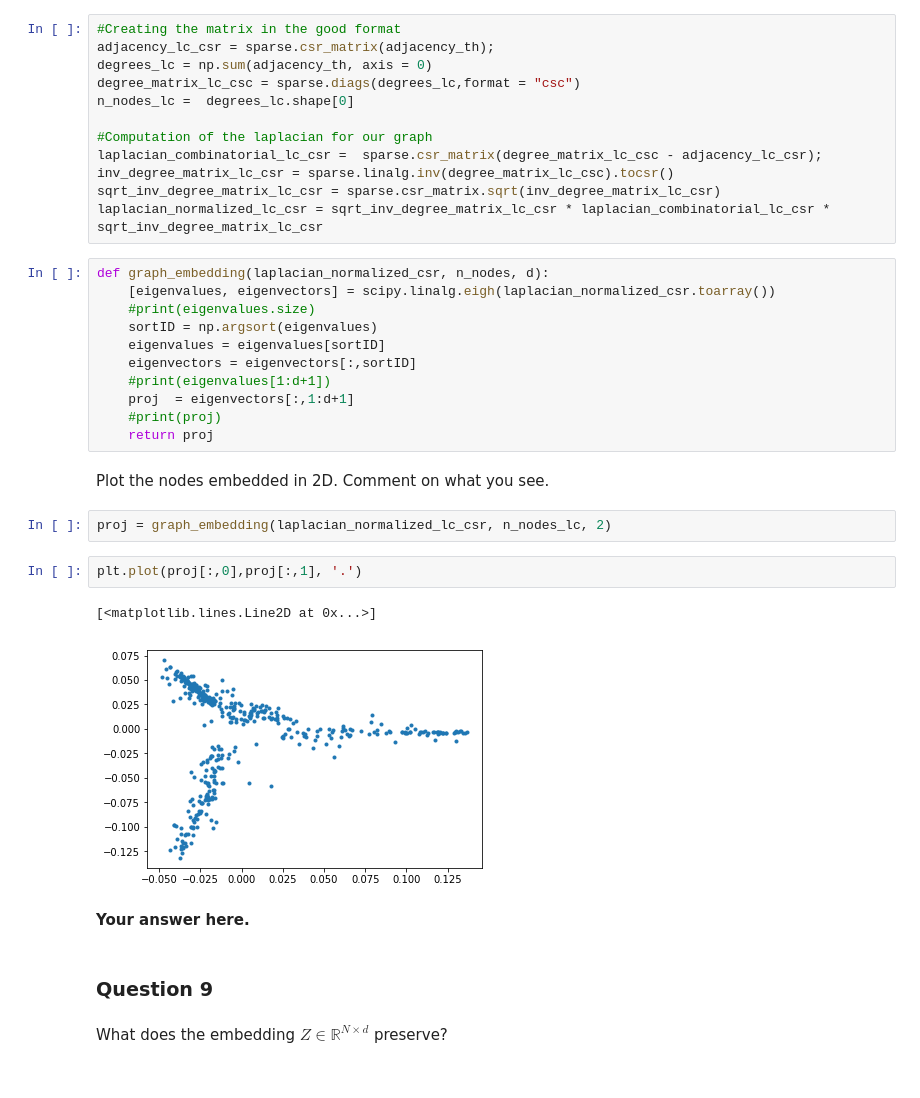
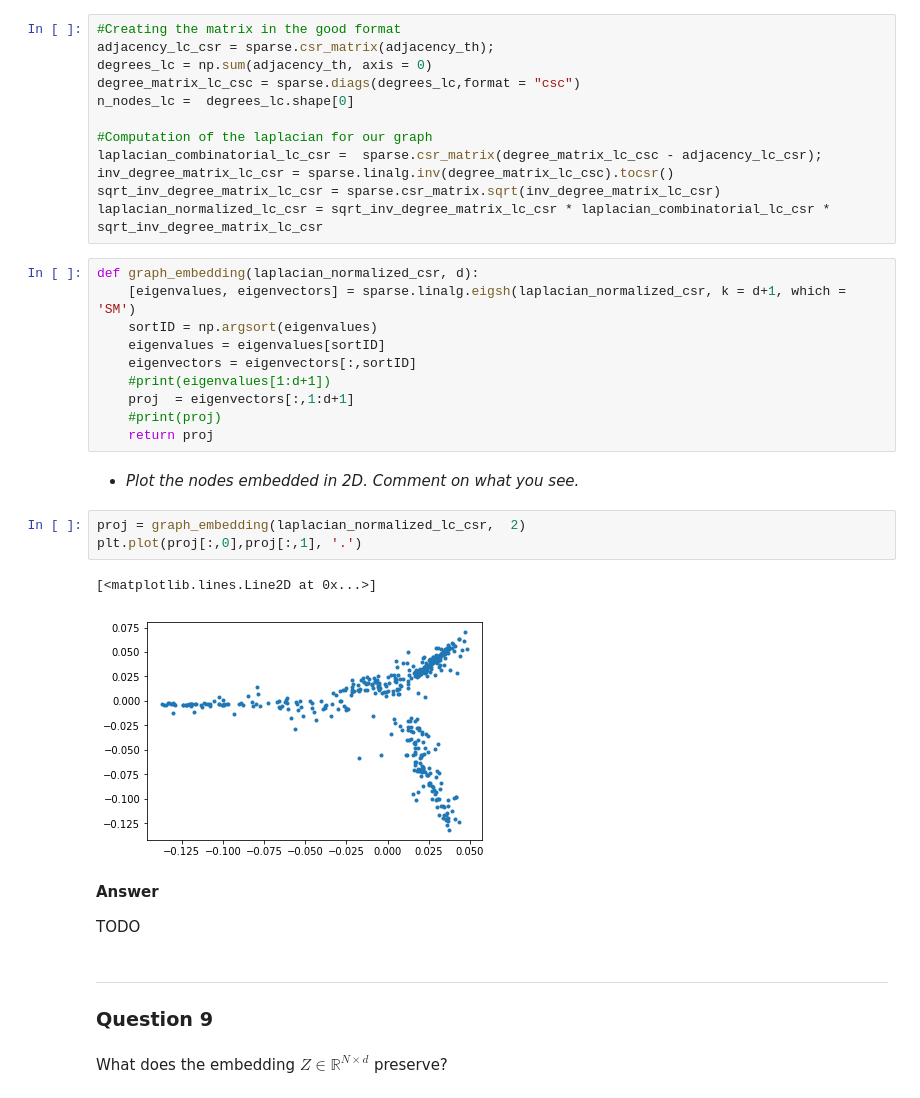
Before and after one commit to csordas1020/NTDS_group_6, a Jupyter notebook: milestones/3_spectral_graph_theory.ipynb, the cells around one changed output. Cells and saved outputs as stored; diff of their text form.

```diff
--- a/milestones/3_spectral_graph_theory.ipynb
+++ b/milestones/3_spectral_graph_theory.ipynb
@@ -257,9 +262,8 @@ inv_degree_matrix_lc_csr = sparse.linalg.inv(degree_matrix_lc_csc).tocsr()
 sqrt_inv_degree_matrix_lc_csr = sparse.csr_matrix.sqrt(inv_degree_matrix_lc_csr)
 laplacian_normalized_lc_csr = sqrt_inv_degree_matrix_lc_csr * laplacian_combinatorial_lc_csr * sqrt_inv_degree_matrix_lc_csr
 # %%
-def graph_embedding(laplacian_normalized_csr, n_nodes, d):
-    [eigenvalues, eigenvectors] = scipy.linalg.eigh(laplacian_normalized_csr.toarray())
-    #print(eigenvalues.size)
+def graph_embedding(laplacian_normalized_csr, d):
+    [eigenvalues, eigenvectors] = sparse.linalg.eigsh(laplacian_normalized_csr, k = d+1, which = 'SM')
     sortID = np.argsort(eigenvalues)
     eigenvalues = eigenvalues[sortID]
     eigenvectors = eigenvectors[:,sortID]
@@ -268,17 +272,19 @@ def graph_embedding(laplacian_normalized_csr, n_nodes, d):
     #print(proj)
     return proj
 # %% [markdown]
-Plot the nodes embedded in 2D. Comment on what you see.
+* *Plot the nodes embedded in 2D. Comment on what you see.*
 # %%
-proj = graph_embedding(laplacian_normalized_lc_csr, n_nodes_lc, 2)
+proj = graph_embedding(laplacian_normalized_lc_csr,  2)
+plt.plot(proj[:,0],proj[:,1], '.')
+# %% [output]
+[<matplotlib.lines.Line2D at 0x...>]
+[figure, added]
-# %%
-plt.plot(proj[:,0],proj[:,1], '.')
-# %% [output]
-[<matplotlib.lines.Line2D at 0x...>]
-[figure, removed]
-# %% [markdown]
-**Your answer here.**
+# %% [markdown]
+**Answer**
+
+TODO
 # %% [markdown]
+---
 ### Question 9
 # %% [markdown]
 What does the embedding $Z \in \mathbb{R}^{N \times d}$ preserve?
```
Also changed, not shown: parts of 45 cells of this notebook.
